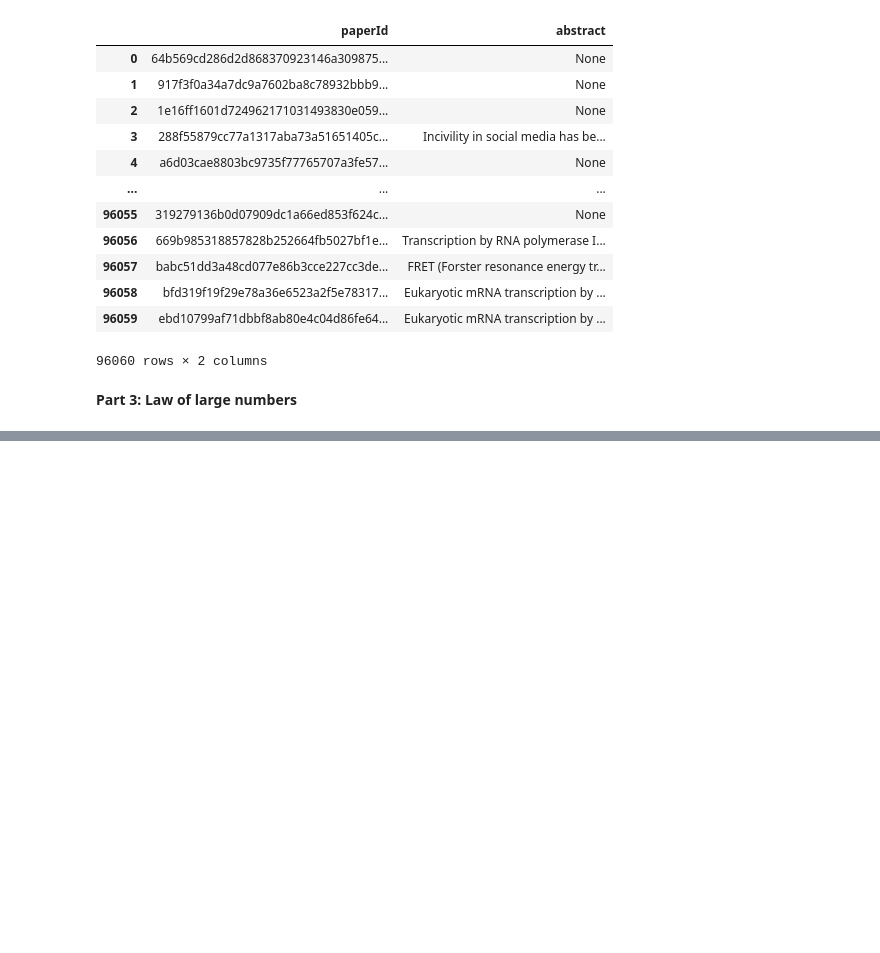
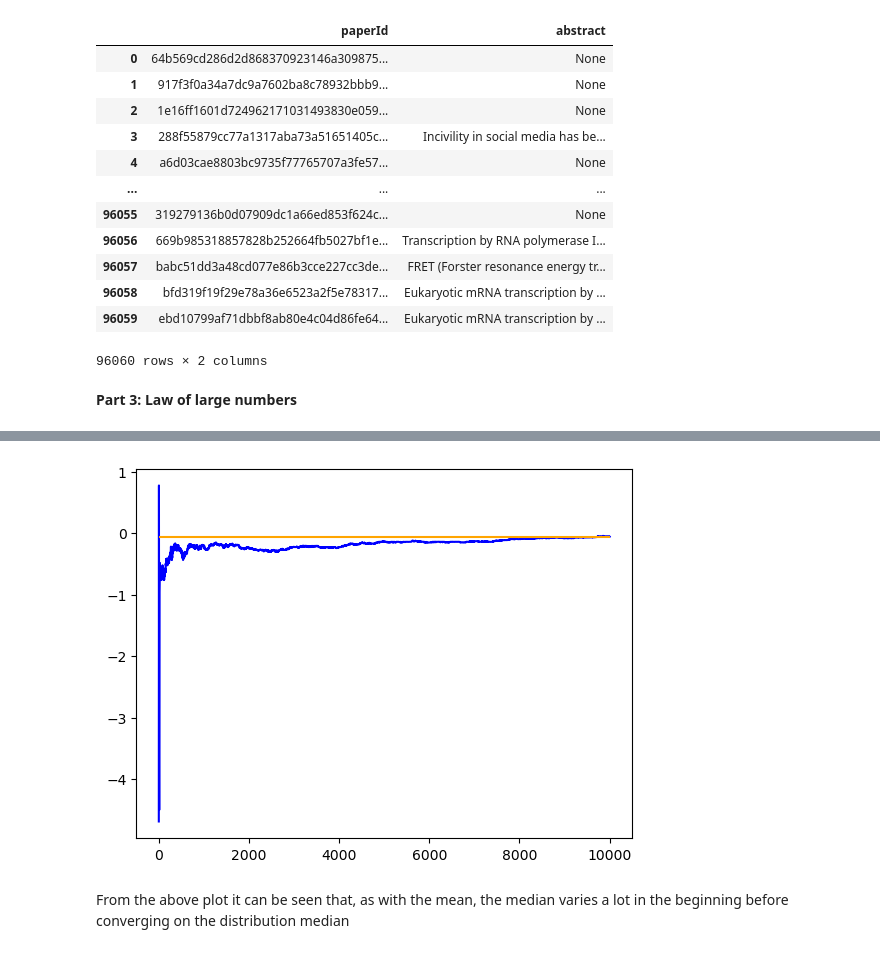
Before and after one commit to Dribo/02467_A_1, a Jupyter notebook: Assignment1.ipynb, the cells around one changed output, grey strips where cells are left out. Drawn from its saved outputs; the diff is of its cells as text; code cells hidden in the pictures; blank space fills up the shorter version.

```diff
--- a/Assignment1.ipynb
+++ b/Assignment1.ipynb
@@ -460,0 +403,9 @@ List of presnters without dublicates : 613
+# %%
+# Plotting for 3.8
+plt.plot(range(1, N + 1), cum_median, 'b')
+plt.hlines(median, xmin=0, xmax=N, colors='orange')
+plt.show()
+# %% [output]
+[figure, added]
+# %% [markdown]
+From the above plot it can be seen that, as with the mean, the median varies a lot in the beginning before converging on the distribution median
```
Also changed, not shown: parts of 26 cells of this notebook.
